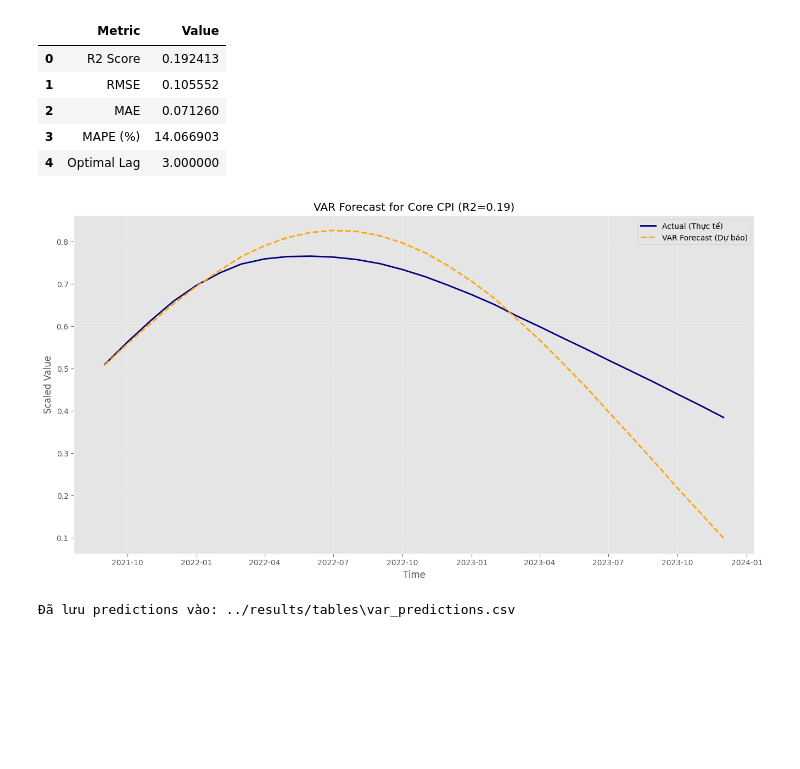
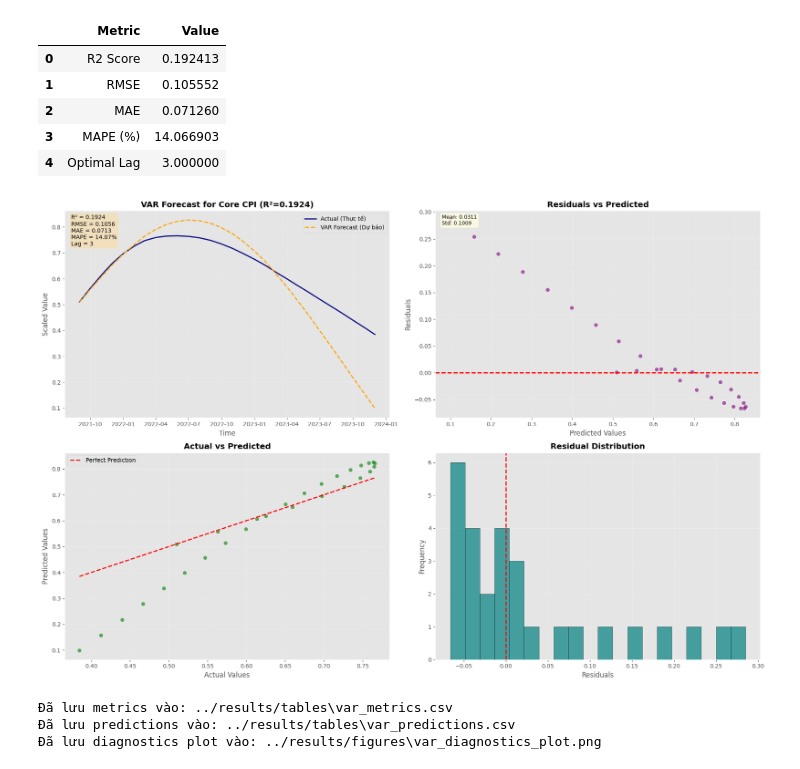
Before and after one commit to helios-ryuu/IS403.Q11, a Jupyter notebook: inflation-forecasting/notebooks/03_var.ipynb, the cells around one changed output. Saved outputs shown, nothing was run; the diff lists cells and outputs as text; code cells hidden in the pictures; blank space fills up the shorter version.

Commit message:
Update: add some graphics and csv file

```diff
--- a/inflation-forecasting/notebooks/03_var.ipynb
+++ b/inflation-forecasting/notebooks/03_var.ipynb
@@ -136,37 +136,83 @@ VAR Model Results for 'Core CPI':
 # %%
 # Save Directories
 OUTPUT_DIR_FIGURE = '../results/figures'
 OUTPUT_DIR_TABLE = '../results/tables'
 os.makedirs(OUTPUT_DIR_FIGURE, exist_ok=True)
 os.makedirs(OUTPUT_DIR_TABLE, exist_ok=True)
 
-# Save CSV
-df_results.to_csv(os.path.join(OUTPUT_DIR_TABLE, 'var_model_summary.csv'), index=False)
+# Save Metrics
+metrics_filename = os.path.join(OUTPUT_DIR_TABLE, 'var_metrics.csv')
+df_results.to_csv(metrics_filename, index=False)
 
 # Save Predictions
 predictions_df = pd.DataFrame({
     'Fecha': y_true.index,
     'Actual': y_true.values,
     'Predicted': y_pred.values
 })
 predictions_filename = os.path.join(OUTPUT_DIR_TABLE, 'var_predictions.csv')
 predictions_df.to_csv(predictions_filename, index=False)
 
-# Plot
-plt.figure(figsize=(16, 8))
-plt.plot(y_true.index, y_true.values, label='Actual (Thực tế)', color='navy', linewidth=2)
-plt.plot(y_pred.index, y_pred.values, label='VAR Forecast (Dự báo)', color='orange', linestyle='--', linewidth=2)
-plt.title(f'VAR Forecast for {target_col} (R2={r2:.2f})')
-plt.xlabel('Time')
-plt.ylabel('Scaled Value')
-plt.legend()
-plt.grid(True, alpha=0.3)
+# === VISUALIZATION ===
+fig, axes = plt.subplots(2, 2, figsize=(18, 12))
 
-# Save Plot
-plt.savefig(os.path.join(OUTPUT_DIR_FIGURE, 'var_forecast_plot.png'), bbox_inches='tight')
+# 1. Prediction Plot
+axes[0, 0].plot(y_true.index, y_true.values, label='Actual (Thực tế)', color='navy', linewidth=2)
+axes[0, 0].plot(y_pred.index, y_pred.values, label='VAR Forecast (Dự báo)', color='orange', linestyle='--', linewidth=2)
+axes[0, 0].set_title(f'VAR Forecast for {target_col} (R²={r2:.4f})', fontsize=14, fontweight='bold')
+axes[0, 0].set_xlabel('Time')
+axes[0, 0].set_ylabel('Scaled Value')
+axes[0, 0].legend()
+axes[0, 0].grid(True, alpha=0.3)
+
+# Add metrics table to prediction plot
+metrics_text = f'R² = {r2:.4f}\nRMSE = {rmse:.4f}\nMAE = {mae:.4f}\nMAPE = {mape:.2f}%\nLag = {optimal_lag}'
+axes[0, 0].text(0.02, 0.98, metrics_text, transform=axes[0, 0].transAxes,
+                fontsize=10, verticalalignment='top',
+                bbox=dict(boxstyle='round', facecolor='wheat', alpha=0.8))
+
+# 2. Residual Plot
+residuals = y_true.values - y_pred.values
+axes[0, 1].scatter(y_pred.values, residuals, alpha=0.6, color='purple')
+axes[0, 1].axhline(y=0, color='red', linestyle='--', linewidth=2)
+axes[0, 1].set_title('Residuals vs Predicted', fontsize=14, fontweight='bold')
+axes[0, 1].set_xlabel('Predicted Values')
+axes[0, 1].set_ylabel('Residuals')
+axes[0, 1].grid(True, alpha=0.3)
+
+# Add residual stats
+residual_text = f'Mean: {np.mean(residuals):.4f}\nStd: {np.std(residuals):.4f}'
+axes[0, 1].text(0.02, 0.98, residual_text, transform=axes[0, 1].transAxes,
+                fontsize=9, verticalalignment='top',
+                bbox=dict(boxstyle='round', facecolor='lightyellow', alpha=0.8))
+
+# 3. Actual vs Predicted
+axes[1, 0].scatter(y_true.values, y_pred.values, alpha=0.6, color='green')
+axes[1, 0].plot([y_true.min(), y_true.max()], [y_true.min(), y_true.max()],
+                'r--', linewidth=2, label='Perfect Prediction')
+axes[1, 0].set_title('Actual vs Predicted', fontsize=14, fontweight='bold')
+axes[1, 0].set_xlabel('Actual Values')
+axes[1, 0].set_ylabel('Predicted Values')
+axes[1, 0].legend()
+axes[1, 0].grid(True, alpha=0.3)
+
+# 4. Residual Distribution
+axes[1, 1].hist(residuals, bins=20, color='teal', alpha=0.7, edgecolor='black')
+axes[1, 1].axvline(x=0, color='red', linestyle='--', linewidth=2)
+axes[1, 1].set_title('Residual Distribution', fontsize=14, fontweight='bold')
+axes[1, 1].set_xlabel('Residuals')
+axes[1, 1].set_ylabel('Frequency')
+axes[1, 1].grid(True, alpha=0.3)
+
+plt.tight_layout()
+plt.savefig(os.path.join(OUTPUT_DIR_FIGURE, 'var_diagnostics_plot.png'), bbox_inches='tight', dpi=300)
 plt.show()
 
+print(f"Đã lưu metrics vào: {metrics_filename}")
 print(f"Đã lưu predictions vào: {predictions_filename}")
+print(f"Đã lưu diagnostics plot vào: {os.path.join(OUTPUT_DIR_FIGURE, 'var_diagnostics_plot.png')}")
 # %% [output]
-[figure, old version]
+[figure, new version]
+Đã lưu metrics vào: ../results/tables\var_metrics.csv
 Đã lưu predictions vào: ../results/tables\var_predictions.csv
+Đã lưu diagnostics plot vào: ../results/figures\var_diagnostics_plot.png
```
Also changed, not shown: parts of 1 cell of this notebook, 8 other files.
